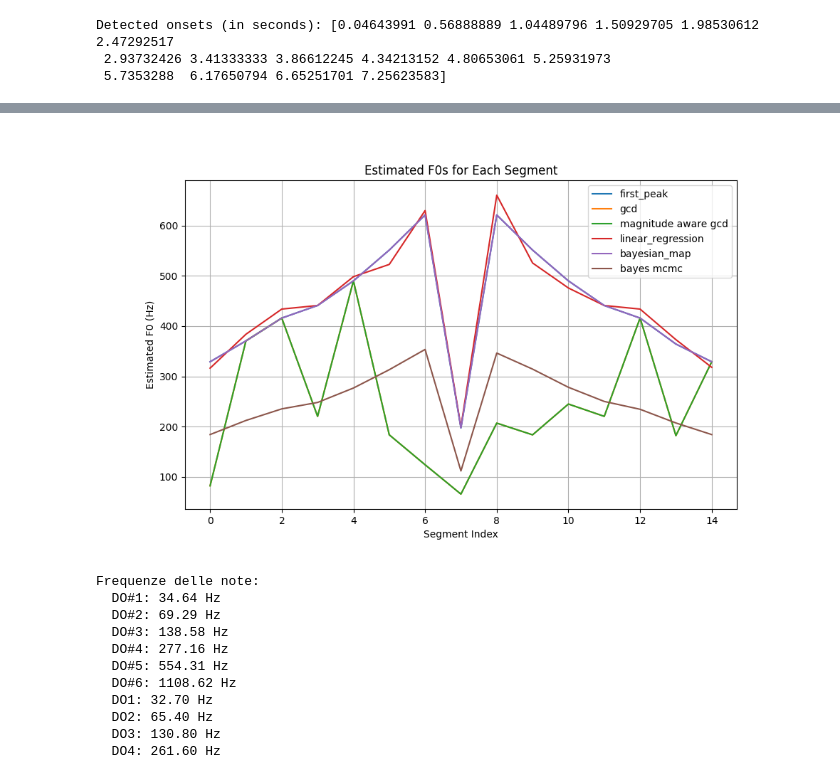
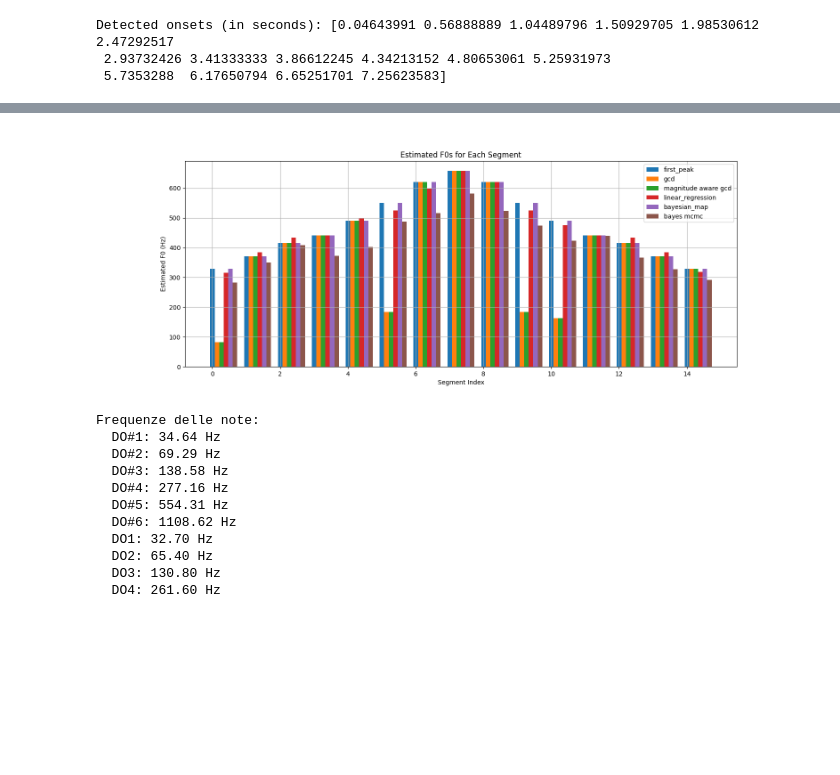
Before and after one commit to Lvetto/lmd_organo, a Jupyter notebook: onset_detection.ipynb, the cells around one changed output, grey strips where cells are left out. Drawn from its saved outputs; the diff is of its cells as text; code cells hidden in the pictures; blank space fills up the shorter version.

```diff
--- a/onset_detection.ipynb
+++ b/onset_detection.ipynb
@@ -655,8 +645,11 @@ def get_f0_bayesian_map(peak_freqs, peak_mags):
 # %%
+from math import floor
+
+
 def get_limiti_prior_new(observed_freqs):
 
-    f_min = np.min(observed_freqs) * 0.5
-    f_max = np.min(observed_freqs) * 1.5
+    f_min = np.min(observed_freqs) * 0.7
+    f_max = np.min(observed_freqs) * 3
 
     log_sigma_min = np.log(0.1)
     log_sigma_max = np.log(100)
@@ -697,8 +690,12 @@ def f0_bayes_likelihood(f0, sigma, q, peak_freqs, peak_mags, f_min, f_max):
     For noise, we assume a uniform distribution over the frequency range of interest, which contributes a constant log-likelihood.
     """
 
-    ns = np.arange(1, 5)   # Consideriamo le prime 20 armoniche
-    P_n_log = compute_P_n_log_magnitude_aware(peak_freqs, peak_mags, ns)
+    ns = np.arange(1, len(peak_freqs) + 1)  # Consideriamo fino a N armoniche, dove N è il numero di picchi osservati
+    #P_n_log = compute_P_n_log_magnitude_aware(peak_freqs, peak_mags, ns)
+
+    # prior gaussiano per il numero di armoniche, centrato su len(peak_freqs) * q con deviazione standard di 2 armoniche
+    P_n_log = -0.5 * ((ns - len(peak_freqs) * q) / 2)**2 - np.log(2) - 0.5 * np.log(2 * np.pi)
+
     U_log = np.log(1 / (f_max - f_min))  # Probabilità uniforme del rumore
 
     total_log_likelihood = 0.0
@@ -786,7 +783,7 @@ for freqs, psd in power_spectra:
     qs.append(q_map)
 
     f_min, f_max, log_sigma_min, log_sigma_max = get_limiti_prior_new(peak_freqs)
-    samples = run_mcmc(peak_freqs, peaks_mags, f_min, f_max, log_sigma_min, log_sigma_max, n_walkers=50, n_steps=500)
+    samples = run_mcmc(peak_freqs, peaks_mags, f_min, f_max, log_sigma_min, log_sigma_max, n_walkers=50, n_steps=100)
     f0s_dict["bayes mcmc"].append(np.median(samples[:, 0]))
     qs_mcmcm.append(np.median(samples[:, 2]))
 # %% [output]
@@ -834,17 +831,33 @@ Segment 2, number of peaks: 8
+# %%
+t = f0s_dict["bayesian_map"]
+
+converted = get_best_f0_multiple(t[0], freqs, psd)
+
+f0s_dict["bayesian_map"][0] = converted
+# %%
+t = f0s_dict["bayes mcmc"]
+
+converted = get_best_f0_multiple(t[0], freqs, psd)
+
+f0s_dict["bayes mcmc"][0] = converted
 # %%
-plt.figure(figsize=(10, 6))
+plt.figure(figsize=(16, 6))
 
 for method, f0s in f0s_dict.items():
-    plt.plot(f0s, label=method)
+    method_idx = list(f0s_dict.keys()).index(method)
+
+    xs = np.arange(len(f0s)) + method_idx * 0.8 / len(f0s_dict)
+
+    plt.bar(height=f0s, x=xs, label=method, width=0.8 / len(f0s_dict))
 
 plt.title("Estimated F0s for Each Segment")
 plt.xlabel("Segment Index")
 plt.ylabel("Estimated F0 (Hz)")
 plt.legend()
 plt.grid()
 plt.show()
 # %% [output]
-[figure, old version]
+[figure, new version]
 # %%
 note_freqs = {}
 for octave in range(1, 7):  # 1..8
```
Also changed, not shown: parts of 10 cells of this notebook.
